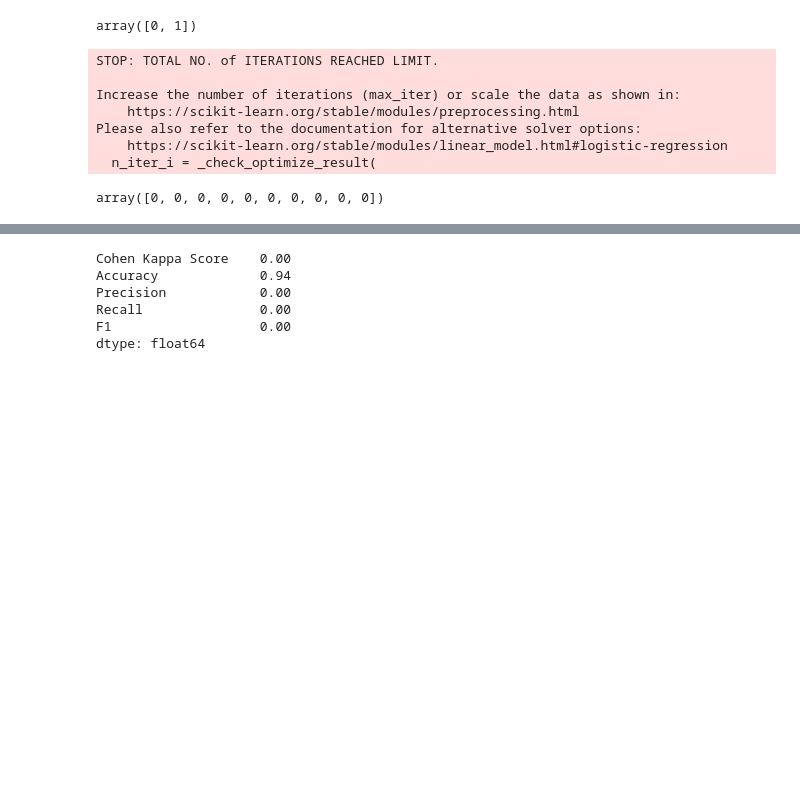
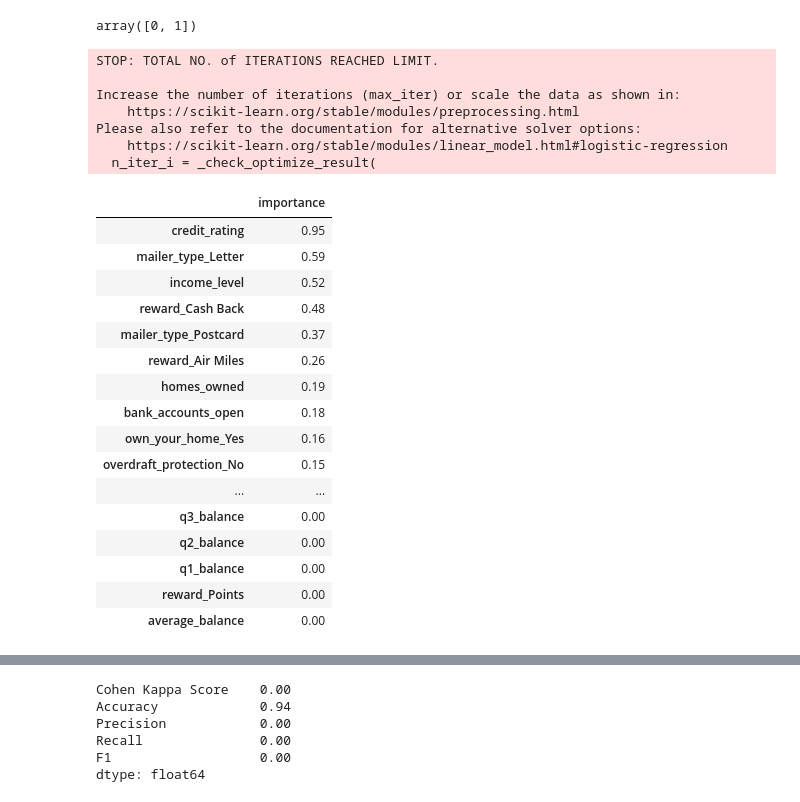
Before and after one commit to ocaoimh/hrc-mid-bootcamp-project, a Jupyter notebook: python/categoricals.ipynb, the cells around one changed output, grey strips where cells are left out. Drawn from its saved outputs; the diff is of its cells as text; code cells hidden in the pictures; blank space fills up the shorter version.

```diff
--- a/python/categoricals.ipynb
+++ b/python/categoricals.ipynb
@@ -338,12 +340,28 @@ def fit_classifier(X, y, model_type):
 # %%
-pred = fit_classifier(X, y_int, 'logistic_b')
-pred[:10]
+predict_log, importance_coef = fit_classifier(X, y_int, 'logistic_b')
+importance_coef
 # %% [output]
 STOP: TOTAL NO. of ITERATIONS REACHED LIMIT.
 
 Increase the number of iterations (max_iter) or scale the data as shown in:
     https://scikit-learn.org/stable/modules/preprocessing.html
 Please also refer to the documentation for alternative solver options:
     https://scikit-learn.org/stable/modules/linear_model.html#logistic-regression
   n_iter_i = _check_optimize_result(
-array([0, 0, 0, 0, 0, 0, 0, 0, 0, 0])
+|  | importance |
+| credit_rating | 0.95 |
+| mailer_type_Letter | 0.59 |
+| income_level | 0.52 |
+| reward_Cash Back | 0.48 |
+| mailer_type_Postcard | 0.37 |
+| reward_Air Miles | 0.26 |
+| homes_owned | 0.19 |
+| bank_accounts_open | 0.18 |
+| own_your_home_Yes | 0.16 |
+| overdraft_protection_No | 0.15 |
+| ... | ... |
+| q3_balance | 0.00 |
+| q2_balance | 0.00 |
+| q1_balance | 0.00 |
+| reward_Points | 0.00 |
+| average_balance | 0.00 |
```
Also changed, not shown: parts of 10 cells of this notebook.
